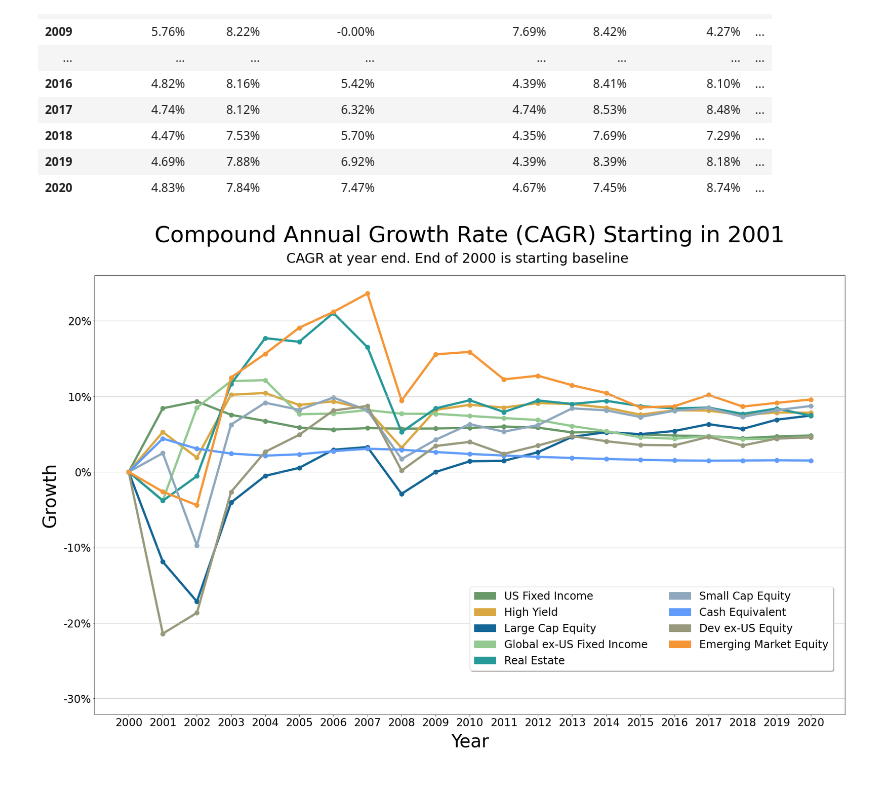
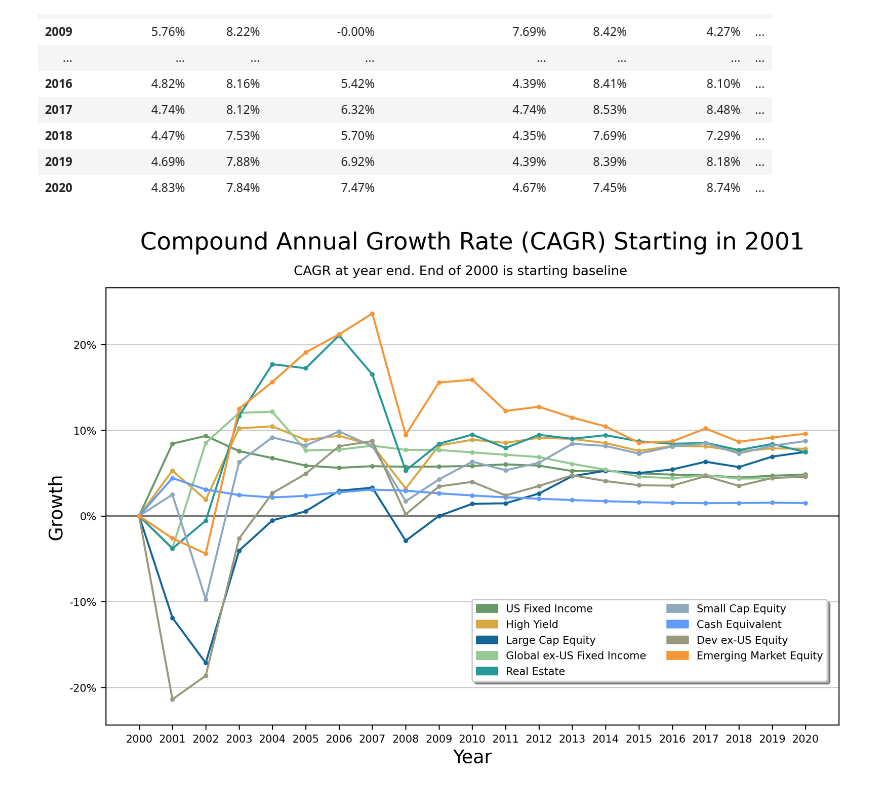
Before and after one commit to jsprag/Callan-Chart, a Jupyter notebook: Callan_Chart.ipynb, the cells around one changed output. Drawn from its saved outputs; the diff is of its cells as text; code cells hidden in the pictures.

```diff
--- a/Callan_Chart.ipynb
+++ b/Callan_Chart.ipynb
@@ -75,5 +77,19 @@ suptitle_size = 30
 # %%
-def draw_box(year, pct, height, facecolor, edgecolor, alpha=1.0, z_order = 1):
+# create legend to be re-used in plots
+legend = []
+for c in df.columns:
+    legend.append(mpatches.Patch(color=colors[c], label=c))
+
+# set x-axis limit reference for all plots
+x_min = df.index.min() - 1
+x_max = df.index.max() + 1
+
+# helper function to draw horizontal line to emphasize y=0
+def zeroline():
+    plt.axhline(0, color='black', lw=1.2, zorder=0)
+
+# helper function to draw the shaded rectangles
+def draw_box(year, pct, height, facecolor, edgecolor, linewidth=1, alpha=1.0, z_order = 1):
     '''helper function to create matplotlib rectangle'''
     # set lower left corner
     x = year - 0.5
@@ -84,5 +100,5 @@ def draw_box(year, pct, height, facecolor, edgecolor, alpha=1.0, z_order = 1):
     dy = height
 
     # create rectangle and add to plot
-    rect = mpatches.Rectangle((x,y), dx, dy, facecolor=facecolor, edgecolor=edgecolor, alpha=alpha, zorder = z_order)
+    rect = mpatches.Rectangle((x,y), dx, dy, facecolor=facecolor, edgecolor=edgecolor, linewidth=linewidth, alpha=alpha, zorder = z_order)
     ax.add_patch(rect)
@@ -102,7 +112,7 @@ plt_x_min = df.index.min() - 1
 # toggle mini-lines
 # set to True to display lines connecting rectangles of same asset class
 # set to False to omit lines
-mini_lines = True
+mini_lines = False
 
 # mini line weight. Value of 0.5 is good starting point
 mini_line_weight = 0.5
@@ -370,45 +339,37 @@ plt_cagr_x_min = df_cagr.index.min() - 1
 # %%
 # create plot
-fig, ax = plt.subplots(figsize=plot_size)
+fig, ax = plt.subplots()
 
 # set plot limits
-plt.xlim([plt_cagr_x_min, plt_cagr_x_max])
-plt.ylim([plt_cagr_y_min, plt_cagr_y_max])
+ax.set_xlim([x_min - 1, x_max])
+ax.set_ylim([df_cagr.min().min() - 3, df_cagr.max().max() + 3])
 
 # plot with custom line colors
 for c in df_cagr.columns:
-    plt.plot(df_cagr[c], color=colors[c], linewidth=5, marker='o', markersize=10)
+    plt.plot(df_cagr[c], color=colors[c], marker='o')
 
-# add horizontal lines
-topline = int(round(df_cagr_max, -1))
-bottomline = int(round(df_cagr_min, -1)) - 10
-for h in np.linspace(bottomline, topline, num=int((topline-bottomline)/10) + 1):
-    plt.axhline(y=h, xmin=0, xmax=1, lw=0.8, color='silver')
+# add horizontal grid lines
+plt.grid(axis='y', zorder=0)
 
-# create legend entries
-legend = []
-for c in df_cagr.columns:
-    legend.append(mpatches.Patch(color=colors[c], label=c))
+# highlight y = zero
+zeroline()
 
 # draw legend
-plt.legend(handles=legend, ncol=2, loc=(0.5, 0.1), framealpha=1, shadow=0.5, fontsize=legend_size)
+plt.legend(handles=legend, ncol=2, loc=(0.5, 0.1))
 
 # set axis ticks
 ax.set_xticks(df_cagr.index)
-plt.xticks(fontsize=tick_size)
-plt.yticks(fontsize=tick_size)
 plt.gca().yaxis.set_major_formatter(plt.matplotlib.ticker.StrMethodFormatter('{x:,.0f}%'))
 
-
 # label axes and title
-ax.set_xlabel('Year', fontsize=axes_size, labelpad=10)
-ax.set_ylabel('Growth', fontsize=axes_size, labelpad=10)
-plt.title('Compound Annual Growth Rate (CAGR) Starting in 2001', fontsize=title_size, y=1.07)
-plt.suptitle('CAGR at year end. End of 2000 is starting baseline', fontsize=suptitle_size, y=.92)
+ax.set_xlabel('Year')
+ax.set_ylabel('Growth')
+plt.title('Compound Annual Growth Rate (CAGR) Starting in 2001', y=1.07)
+plt.suptitle('CAGR at year end. End of 2000 is starting baseline', fontsize=10, y=.92)
 
 # display plot
 plt.show()
 
 ax.figure.savefig("./images/callan_cagr.png")
 # %% [output]
-[figure, old version]
+[figure, new version]
```
Also changed, not shown: parts of 13 cells of this notebook, 8 other files.
